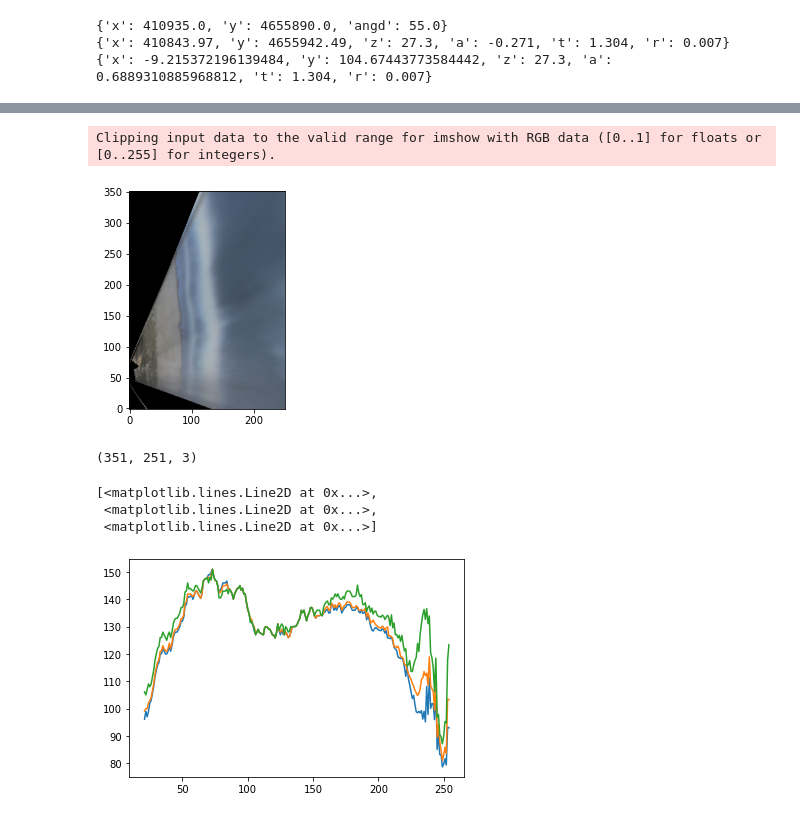
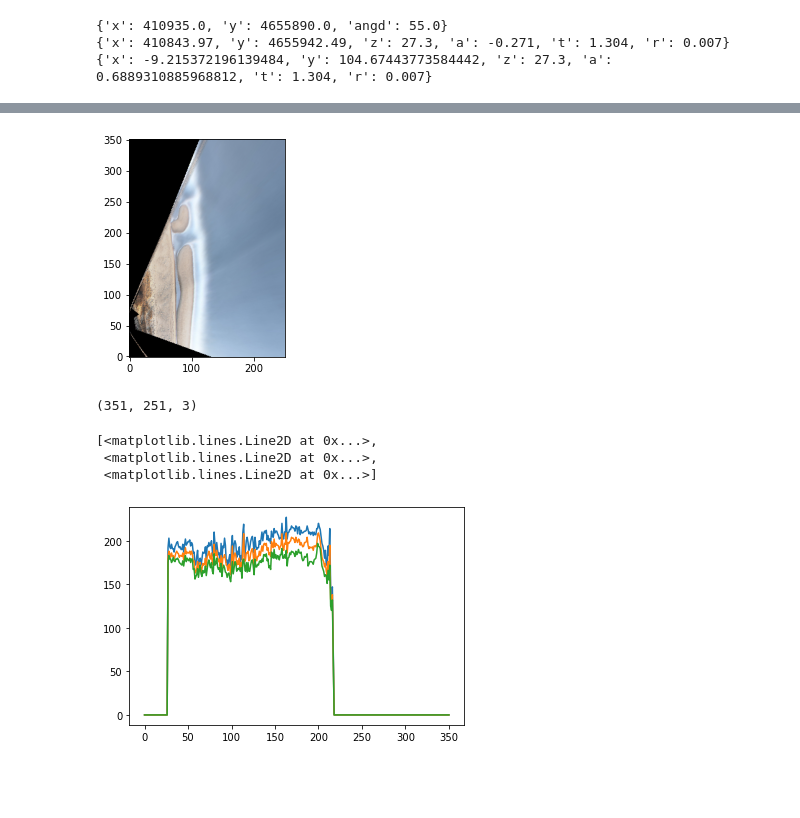
Before and after one commit to csherwood-usgs/CoastCam, a Jupyter notebook: test_chs_caco_rectification.ipynb, the cells around one changed output, grey strips where cells are left out. Cells and saved outputs as stored; diff of their text form; code cells hidden in the pictures; blank space fills up the shorter version.

```diff
--- a/test_chs_caco_rectification.ipynb
+++ b/test_chs_caco_rectification.ipynb
@@ -27,7 +27,7 @@ from rectifier_crs import *
 extrinsic_cal_files = ['CACO01_C1_EOBest.json','CACO01_C2_EOBest.json']
 intrinsic_cal_files = ['CACO01_C1_IOBest.json','CACO01_C2_IOBest.json']
 # %%
-s3 = True # set to False to test local read, set to True to test bucket read
+s3 = False # set to False to test local read, set to True to test bucket read
 if s3:
     # read from S3 bucket
     imdir='cmgp-coastcam/cameras/caco-01/products/'
@@ -107,7 +106,7 @@ rectifier = Rectifier(
 # %%
 %%time
 #%prun rectified_image = rectifier.rectify_images(metadata, image_files, intrinsics_list, extrinsics_list, local_origin)
-rectified_image = rectifier.rectify_images(metadata, impaths, intrinsics_list, extrinsics_list, local_origin, fs=fs)
+rectified_image, W, K = rectifier.rectify_images(metadata, impaths, intrinsics_list, extrinsics_list, local_origin, fs=fs)
 # %% [output]
 loop 0 calibrations:
 {'NU': 2448, 'NV': 2048, 'c0U': 1150.389769, 'c0V': 1200.529802, 'fx': 3599.302724, 'fy': 3600.840045, 'd1': -0.221394, 'd2': 0.129797, 'd3': 0.0, 't1': 0.000599, 't2': -0.000393} {'x': 410843.97, 'y' ...
@@ -151,16 +156,15 @@ Lossy conversion from float64 to uint8. Range [0.0, 190.78466404420215]. Convert
 plt.imshow( rectified_image.astype(np.int))
 plt.gca().invert_yaxis()
 # %% [output]
-Clipping input data to the valid range for imshow with RGB data ([0..1] for floats or [0..255] for integers).
-[figure, old version]
+[figure, new version]
 # %%
 print(np.shape(rectified_image))
 # %% [output]
 (351, 251, 3)
 # %%
-plt.plot(rectified_image[:,75,:])
+plt.plot(rectified_image[:,60,:])
 # %% [output]
 [<matplotlib.lines.Line2D at 0x...>,
  <matplotlib.lines.Line2D at 0x...>,
  <matplotlib.lines.Line2D at 0x...>]
-[figure, old version]
+[figure, new version]
```
Also changed, not shown: parts of 6 cells of this notebook, 2 other files.
